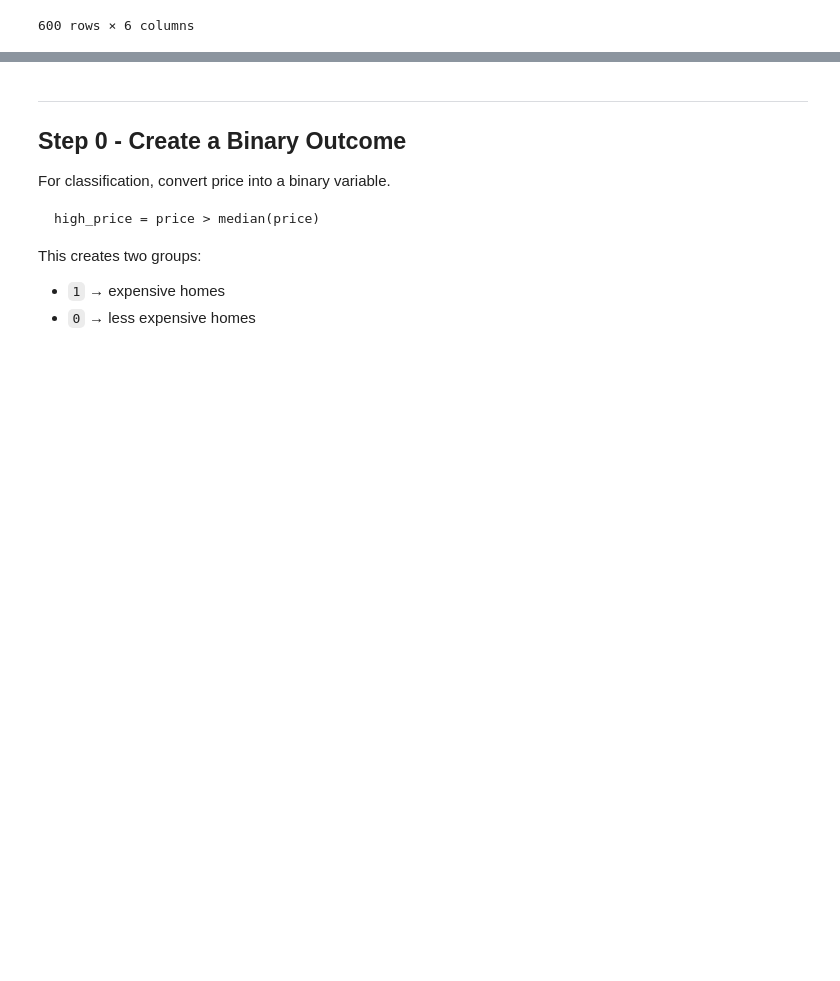
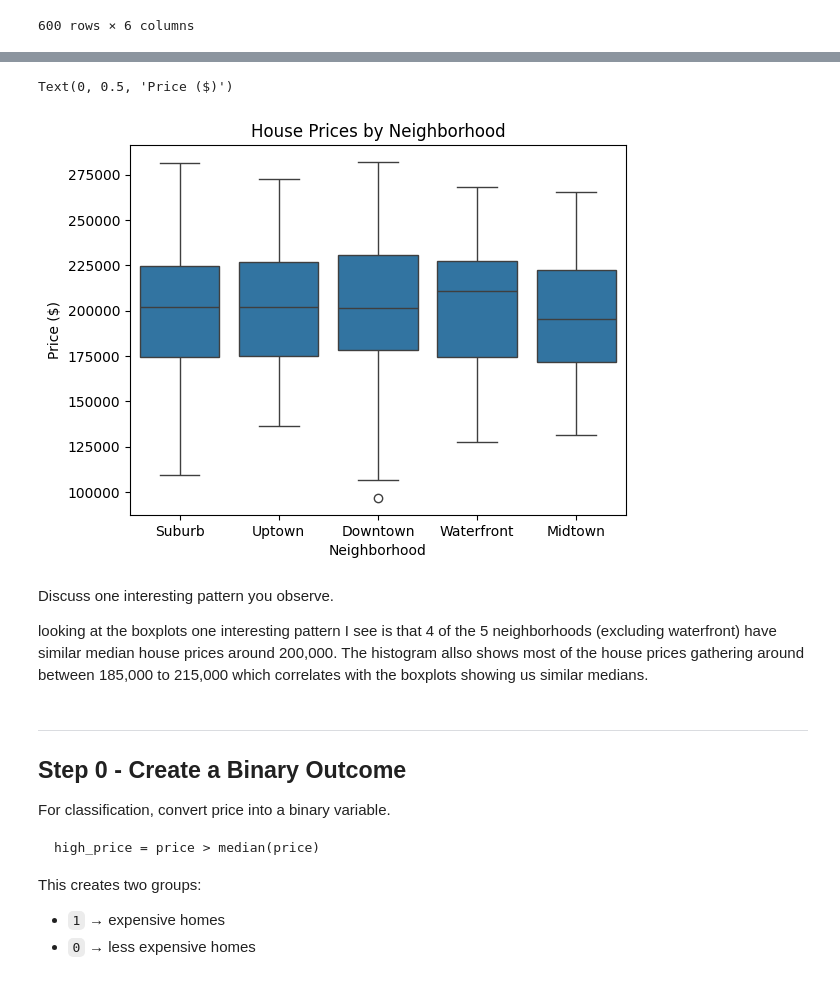
Before and after one commit to Nikolai-N484/Data201_NikolaiN, a Jupyter notebook: Week4/Week_4_Assignment_Nikolai.ipynb, the cells around one changed output, grey strips where cells are left out. Saved outputs shown, nothing was run; the diff lists cells and outputs as text; code cells hidden in the pictures; blank space fills up the shorter version.

```diff
--- a/Week4/Week_4_Assignment_Nikolai.ipynb
+++ b/Week4/Week_4_Assignment_Nikolai.ipynb
@@ -45,3 +72,15 @@ df
+# %%
+sns.boxplot(data=df, x="neighborhood", y="price")
+plt.title("House Prices by Neighborhood")
+plt.xlabel("Neighborhood")
+plt.ylabel("Price ($)")
+# %% [output]
+Text(0, 0.5, 'Price ($)')
+[figure, added]
+# %% [markdown]
+Discuss one interesting pattern you observe.
+
+looking at the boxplots one interesting pattern I see is that 4 of the 5 neighborhoods (excluding waterfront) have similar median house prices around 200,000. The histogram allso shows most of the house prices gathering around  between 185,000 to 215,000 which correlates with the boxplots showing us similar medians.
 # %% [markdown]
 ---
 
```
Also changed, not shown: parts of 15 cells of this notebook.
